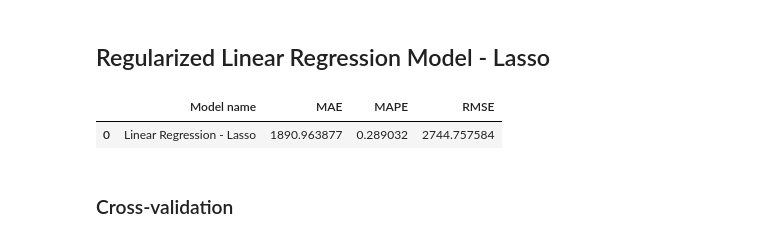
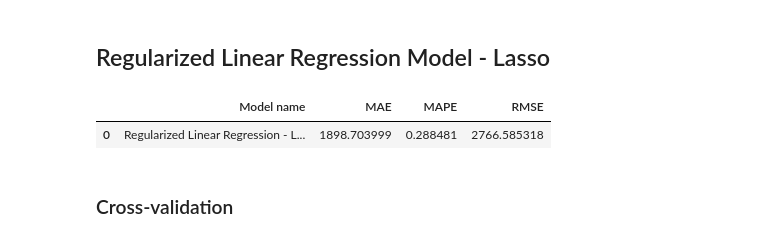
Before and after one commit to CleitonAmbrosio/Rossmann-Stores-Sales-Forecast, a Jupyter notebook: notebooks/cycle1_store_sales_prediction.ipynb, the cells around one changed output. Saved outputs shown, nothing was run; the diff lists cells and outputs as text; code cells hidden in the pictures.

```diff
--- a/notebooks/cycle1_store_sales_prediction.ipynb
+++ b/notebooks/cycle1_store_sales_prediction.ipynb
@@ -580,8 +698,13 @@ df4 = df4.loc[(df4['open'] != 0) & (df4['sales'] > 0)]
+# %%
+# They do not offer much information, so let's drop them
+df4 = df4.loc[df4['sales'] > 0]
 # %% [markdown]
 ## Selecting columns
 # %%
+# 'Customers' won't be available for prediction
+# Remaining were filtered/substituted
 cols_drop = ['customers', 'open', 'promo_interval', 'month_map']
-df4.drop( columns=cols_drop, inplace=True )
+df4 = df4.drop( columns=cols_drop )
 # %%
 df4.sample()
 # %% [output]
@@ -1085,7 +1775,9 @@ df7 = df6.copy()
 # %% [markdown]
 ## Data split (training and test)
 # %%
-cols_drop = ['week_of_year', 'day', 'month', 'day_of_week', 'promo_since', 'competition_since', 'year_week']
+cols_drop = ['week_of_year', 'day', 'month', 'day_of_week', 'competition_open_since_month', 'promo2_since_week', # Transformed to sin, cos
+             'promo2_since', 'competition_since', # Used temporarily for feature engineering
+             'year_week'] # Used only for EDA (it's an 'object')
 df7 = df7.drop( cols_drop, axis=1 )
 # %%
 date_threshold = df7.loc[:,['store','date']].groupby('store').max().reset_index().loc[0,'date'] - datetime.timedelta( weeks=6 )
@@ -1157,41 +1870,43 @@ cols_not_selected = [
 # %%
 # Completing the output with missing sines/cosines
+
 cols_selected = [
     'store',
     'promo',
     'store_type',
     'assortment',
     'competition_distance',
-    'competition_open_since_month',
     'competition_open_since_year',
     'promo2',
-    'promo2_since_week',
     'promo2_since_year',
     'competition_time_month',
-    'promo_time_week',
+    'promo2_time_week',
     'day_of_week_sin',
     'day_of_week_cos',
     'month_sin',
     'month_cos',
     'day_sin',
     'day_cos',
-    'week_of_year_sin',
-    'week_of_year_cos']
+    'competition_open_since_month_sin',
+    'competition_open_since_month_cos',
+    'promo2_since_week_sin',
+    'promo2_since_week_cos']
 
 
 cols_not_selected = [
     'is_start_promo2',
-    'school_holiday',
-    'state_holiday_christmas',
-    'state_holiday_easter_holiday',
-    'state_holiday_public_holiday',
-    'state_holiday_regular_day',
-    'year']
+     'school_holiday',
+     'state_holiday_christmas',
+     'state_holiday_easter_holiday',
+     'state_holiday_public_holiday',
+     'state_holiday_regular_day',
+     'week_of_year_cos',
+     'week_of_year_sin',
+     'year']
 
-
-feat_to_add = ['date', 'sales']
+feats_to_add = ['date', 'sales']
 
 cols_selected_full = cols_selected.copy()
-cols_selected_full.extend( feat_to_add )
+cols_selected_full.extend( feats_to_add )
 # %% [markdown]
 # MACHINE LEARNING MODELING
@@ -1258,16 +1972,16 @@ lr_result_cv
 # %%
 # Model
 lasso = Lasso( alpha=0.01 ).fit( x_train, y_train )
 
 # Prediction
 yhat_lasso = lasso.predict( x_test )
 
 # Performance
-lasso_result = ml_error( 'Linear Regression - Lasso', np.expm1( y_test ), np.expm1( yhat_lasso ) )
+lasso_result = ml_error( 'Regularized Linear Regression - Lasso', np.expm1( y_test ), np.expm1( yhat_lasso ) )
 lasso_result
 # %% [output]
 |  | Model name | MAE | MAPE | RMSE |
-| 0 | Linear Regression - Lasso | 1890.963877 | 0.289032 | 2744.757584 |
+| 0 | Regularized Linear Regression - L... | 1898.703999 | 0.288481 | 2766.585318 |
 # %% [markdown]
 ### Cross-validation
 # %%
```
Also changed, not shown: parts of 271 cells of this notebook.
